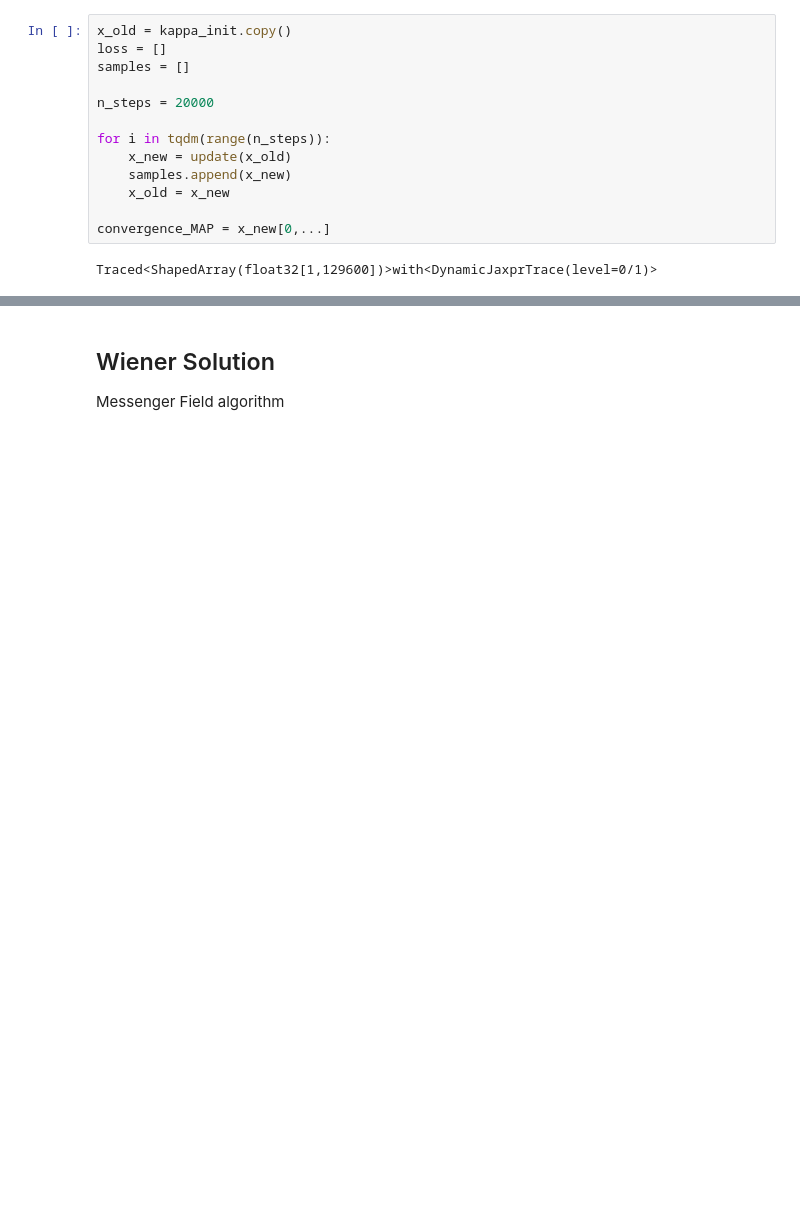
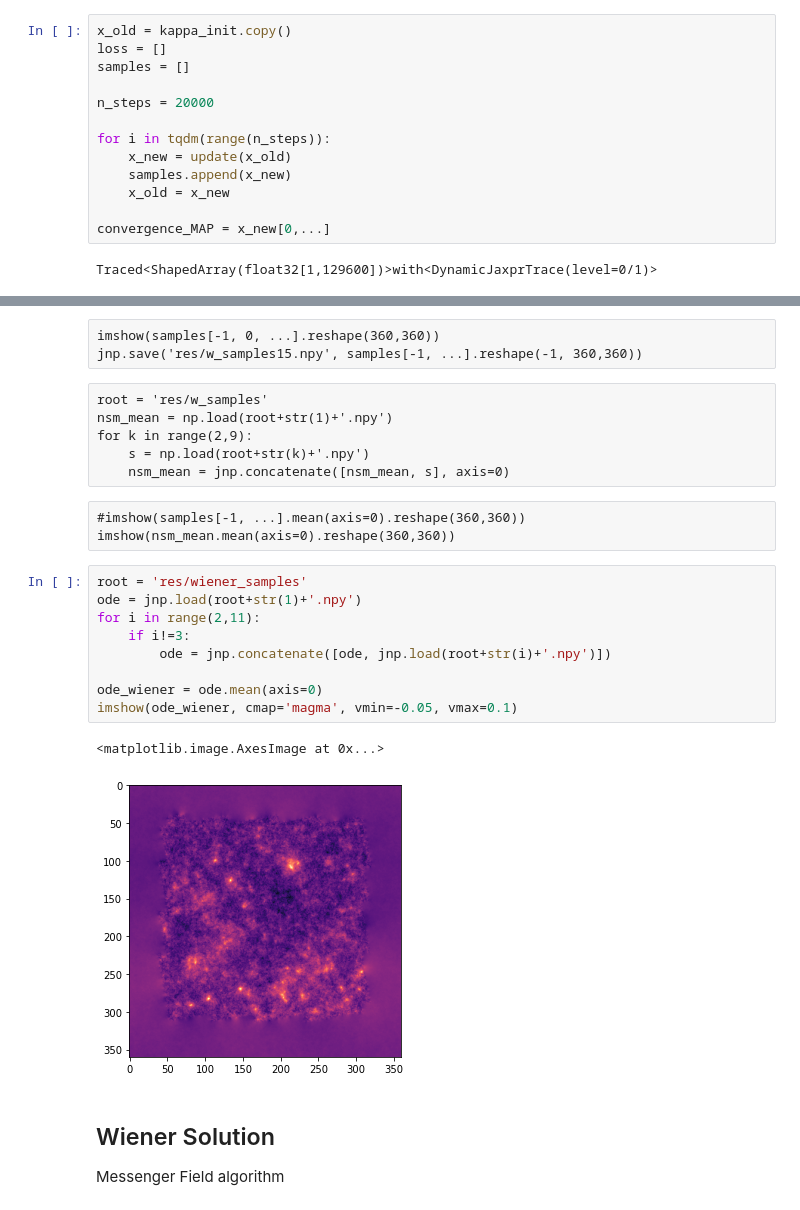
Before and after one commit to CosmoStat/jax-lensing, a Jupyter notebook: papers/Remy2021/WienerGaussianPrior.ipynb, the cells around one changed output, grey strips where cells are left out. Cells and saved outputs as stored; diff of their text form; blank space fills up the shorter version.

```diff
--- a/papers/Remy2021/WienerGaussianPrior.ipynb
+++ b/papers/Remy2021/WienerGaussianPrior.ipynb
@@ -139,3 +221,27 @@ colorbar()
+# %% [raw]
+imshow(samples[-1, 0, ...].reshape(360,360))
+jnp.save('res/w_samples15.npy', samples[-1, ...].reshape(-1, 360,360))
+# %% [raw]
+root = 'res/w_samples'
+nsm_mean = np.load(root+str(1)+'.npy')
+for k in range(2,9):
+    s = np.load(root+str(k)+'.npy')
+    nsm_mean = jnp.concatenate([nsm_mean, s], axis=0)
+# %% [raw]
+#imshow(samples[-1, ...].mean(axis=0).reshape(360,360))
+imshow(nsm_mean.mean(axis=0).reshape(360,360))
+# %%
+root = 'res/wiener_samples'
+ode = jnp.load(root+str(1)+'.npy')
+for i in range(2,11):
+    if i!=3:
+        ode = jnp.concatenate([ode, jnp.load(root+str(i)+'.npy')])
+
+ode_wiener = ode.mean(axis=0)
+imshow(ode_wiener, cmap='magma', vmin=-0.05, vmax=0.1)
+# %% [output]
+<matplotlib.image.AxesImage at 0x...>
+[figure, added]
 # %% [markdown]
 ## Wiener Solution
 Messenger Field algorithm
```
Also changed, not shown: parts of 16 cells of this notebook.
